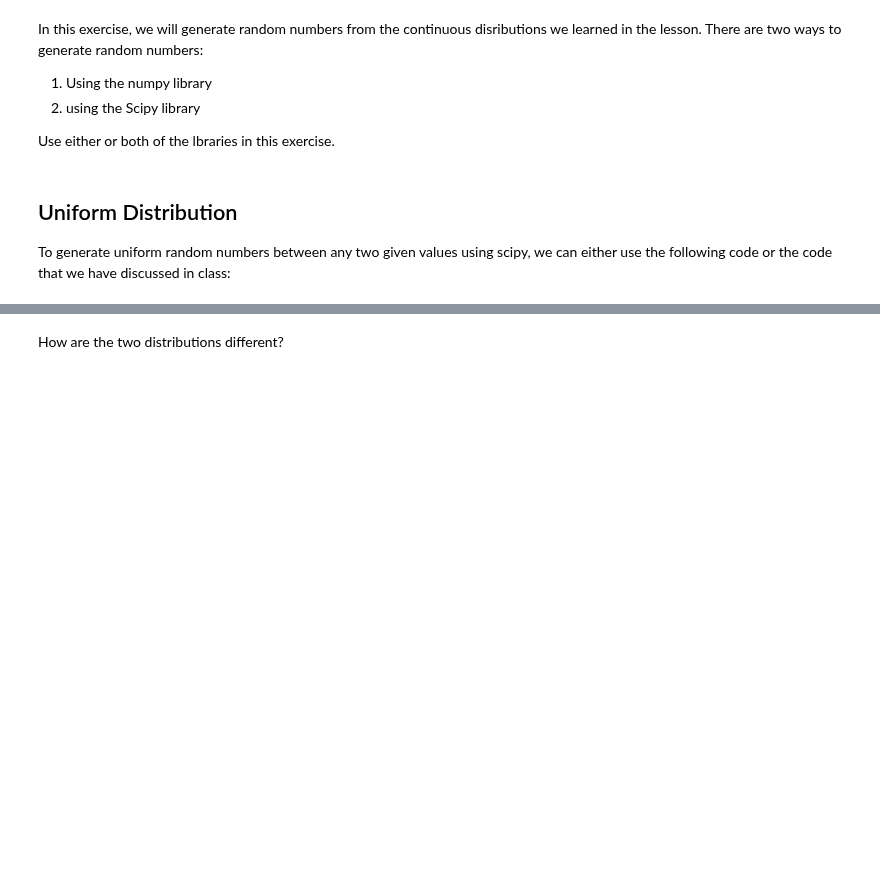
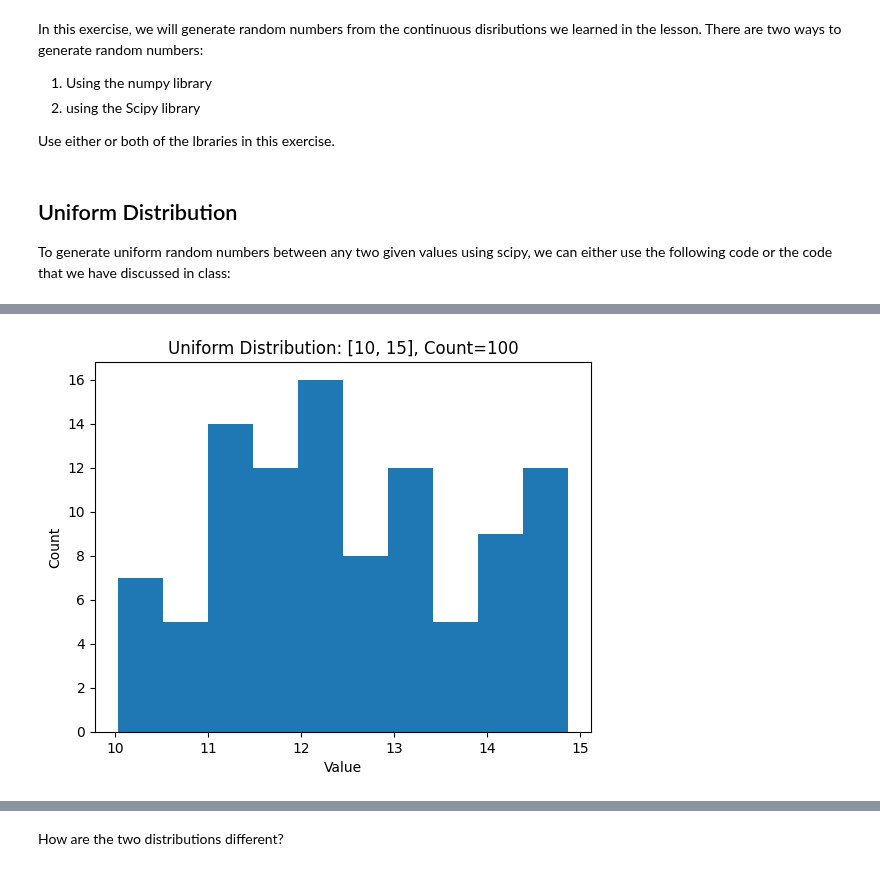
Before and after one commit to ta-data-lis/lab-probability-distributions, a Jupyter notebook: your-code/continuous.ipynb, the cells around one changed output, grey strips where cells are left out. Saved outputs shown, nothing was run; the diff lists cells and outputs as text; code cells hidden in the pictures; blank space fills up the shorter version.

```diff
--- a/your-code/continuous.ipynb
+++ b/your-code/continuous.ipynb
@@ -46,0 +48,20 @@ Your output should look like below:
+# %%
+import numpy as np
+
+def generate_uniform_random_numbers(bottom, ceiling, count):
+    x = uniform.rvs(size=count)
+    return bottom + (ceiling - bottom) * x
+# %%
+bottom1 = 10
+ceiling1 = 15
+count1 = 100
+
+randoms1 = generate_uniform_random_numbers(bottom1, ceiling1, count1)
+print(randoms1)
+
+bottom2 = 10
+ceiling2 = 60
+count2 = 1000
+
+randoms2 = generate_uniform_random_numbers(bottom2, ceiling2, count2)
+print(randoms2)
@@ -46,0 +86,10 @@ Your output should look like below:
+# %%
+import matplotlib.pyplot as plt
+
+plt.hist(randoms1, bins=10)
+plt.title('Uniform Distribution: [10, 15], Count=100')
+plt.xlabel('Value')
+plt.ylabel('Count')
+plt.show()
+# %% [output]
+[figure, added]
```
Also changed, not shown: parts of 35 cells of this notebook.
